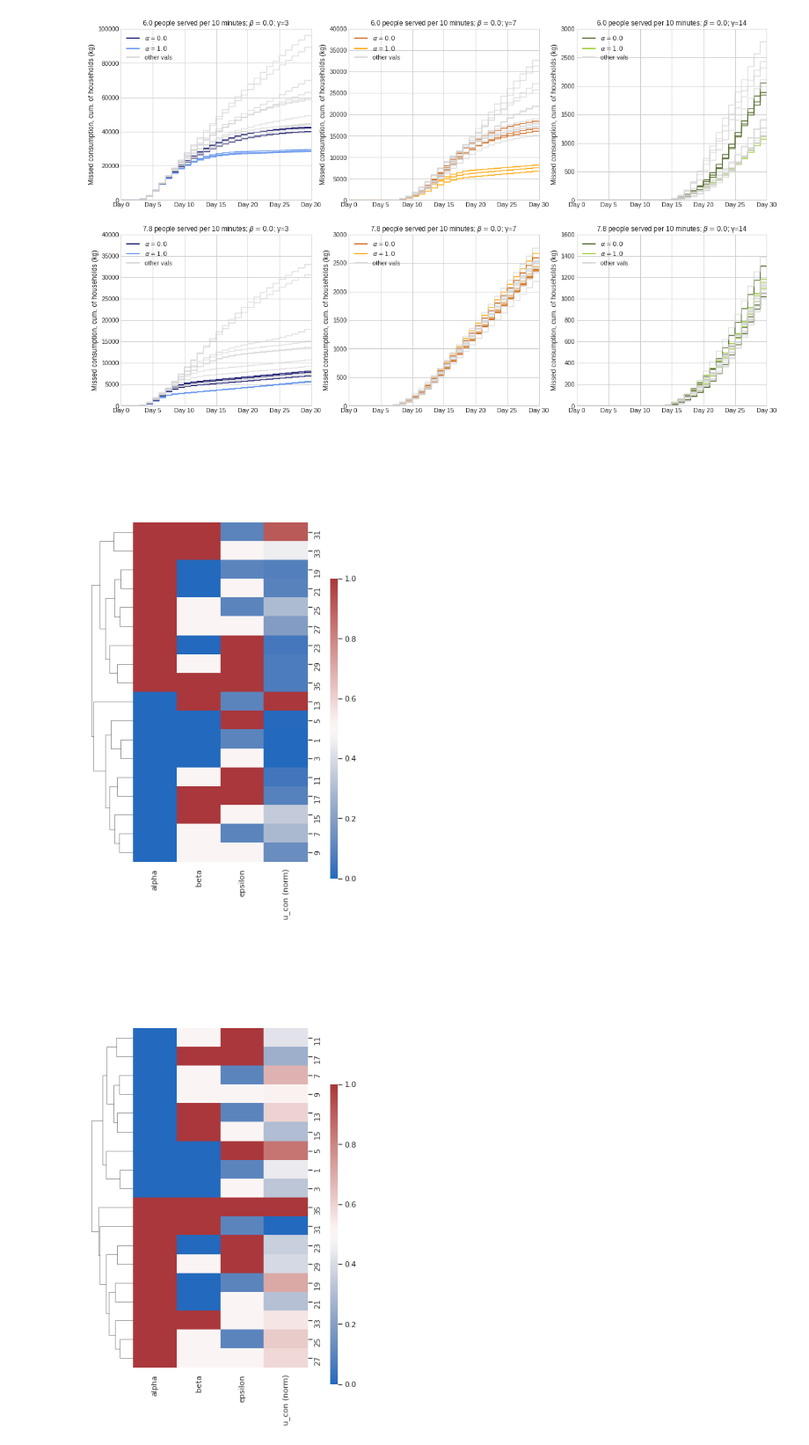
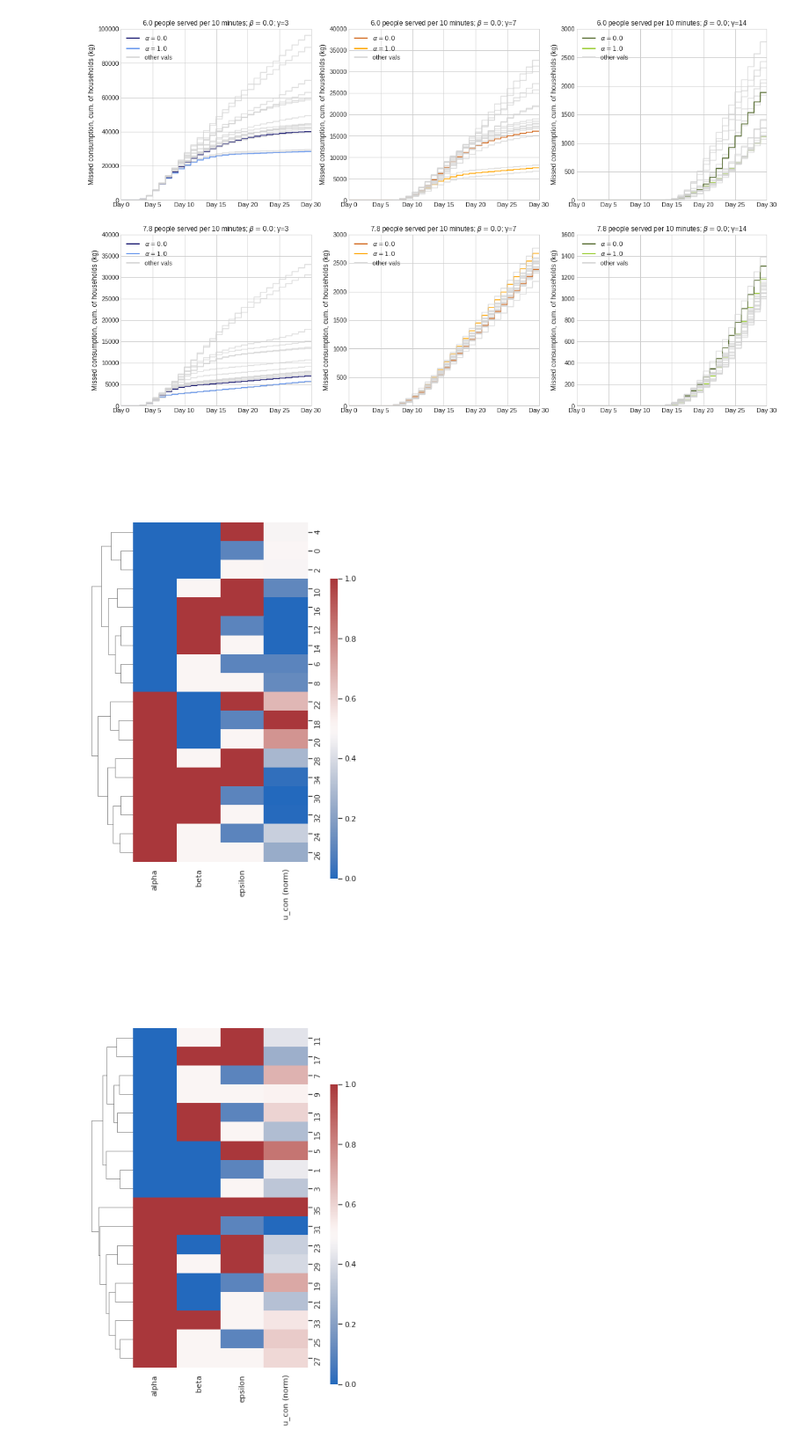
Before and after one commit to daanieo/FATM_ABM, a Jupyter notebook: results/sampling_base/Interpretation_sampling_base.ipynb, the cells around one changed output. Shown at 88% size. Drawn from its saved outputs; the diff is of its cells as text; code cells hidden in the pictures.

```diff
--- a/results/sampling_base/Interpretation_sampling_base.ipynb
+++ b/results/sampling_base/Interpretation_sampling_base.ipynb
@@ -95,0 +96,22 @@ for a in ax:
+# %%
+# Clustermap of gamma = 3, normalised last value (change index of d to get other values for gamma)
+uc_endvals_dict = {}
+uc_endvals_dict["u_con (norm)"] = list()
+filtered_input_vars = input_vars[input_vars.gamma==7].reset_index()#.iloc[ d[0] ].reset_index()
+
+for j in filtered_input_vars['index']:
+    uc_endvals_dict["u_con (norm)"].append(data.o1[data.o0==j].iloc[-1])
+uc_endvals_df = pd.DataFrame(uc_endvals_dict)
+
+filtered_input_vars = pd.concat([filtered_input_vars,uc_endvals_df],axis=1)
+filtered_input_vars=filtered_input_vars[filtered_input_vars.parallel_served_full==7.8]
+
+# filtered_input_vars["gamma"] = normalise(filtered_input_vars["gamma"])
+
+filtered_input_vars["u_con (norm)"] = normalise(filtered_input_vars["u_con (norm)"])
+# filtered_input_vars["parallel_served_full"] = normalise(filtered_input_vars["parallel_served_full"])
+# filtered_input_vars["beta"] = np.abs(filtered_input_vars["beta"]-1)
+
+sns.set(font_scale=1.0)
+fig = sns.clustermap(filtered_input_vars.iloc[:,[7,8,10,13]],cbar_pos=(1.0, .1, .03, .6),figsize=(5,10),col_cluster=False,cmap='vlag')
+# fig.savefig("/home/daan/Desktop/clustermap_unsatisfiedconsumption.png")
@@ -197,9 +221,9 @@ for i in d:
 
 
     for j in d[i]:
-        if (input_vars.beta[j] ==0.0 and input_vars.alpha[j]==1.0):# or (input_vars.epsilon[j] == 0.5 and input_vars.beta[j]==0.5) :
+        if (input_vars.beta[j] ==0.0 and input_vars.alpha[j]==1.0 and input_vars.epsilon[j]==0.1):# or (input_vars.epsilon[j] == 0.5 and input_vars.beta[j]==0.5) :
             ax[combinations[input_vars.parallel_served_full[j]],i].plot( x, data.o1[data.o0==j],color=colors[i][0])
-        elif(input_vars.alpha[j]==0.0 and input_vars.beta[j] == 0.0):
+        elif(input_vars.alpha[j]==0.0 and input_vars.beta[j] == 0.0 and input_vars.epsilon[j]==0.1):
             ax[combinations[input_vars.parallel_served_full[j]],i].plot( x, data.o1[data.o0==j],color=colors[i][1])
         else:
             ax[combinations[input_vars.parallel_served_full[j]],i].plot( x, data.o1[data.o0==j],color=colors[i][2], alpha=.75)
@@ -245,30 +269,31 @@ for g in range(3):
 
 # plt.savefig("/home/daan/Desktop/unsatisfied_consumption.png")
 # %% [output]
-[figure, old version]
+[figure, new version]
 # %%
 # Clustermap of gamma = 3, normalised last value (change index of d to get other values for gamma)
 uc_endvals_dict = {}
 uc_endvals_dict["u_con (norm)"] = list()
-for j in d[0]:
+filtered_input_vars = input_vars[input_vars.gamma==3].reset_index()#.iloc[ d[0] ].reset_index()
+
+for j in filtered_input_vars.index:
     uc_endvals_dict["u_con (norm)"].append(data.o1[data.o0==j].iloc[-1])
 uc_endvals_df = pd.DataFrame(uc_endvals_dict)
 
-filtered_input_vars = input_vars.iloc[ d[0] ].reset_index()
 filtered_input_vars = pd.concat([filtered_input_vars,uc_endvals_df],axis=1)
-filtered_input_vars=filtered_input_vars[filtered_input_vars.parallel_served_full==7.8]
+filtered_input_vars=filtered_input_vars[filtered_input_vars.parallel_served_full==6.0]
 
-# # filtered_input_vars = filtered_input_vars.drop(columns=["gamma"])# = 0#filtered_input_vars["gamma"]/30
+# filtered_input_vars["gamma"] = normalise(filtered_input_vars["gamma"])
 
 filtered_input_vars["u_con (norm)"] = normalise(filtered_input_vars["u_con (norm)"])
 # filtered_input_vars["parallel_served_full"] = normalise(filtered_input_vars["parallel_served_full"])
 # filtered_input_vars["beta"] = np.abs(filtered_input_vars["beta"]-1)
 
 sns.set(font_scale=1.0)
 fig = sns.clustermap(filtered_input_vars.iloc[:,[7,8,10,13]],cbar_pos=(1.0, .1, .03, .6),figsize=(5,10),col_cluster=False,cmap='vlag')
 # fig.savefig("/home/daan/Desktop/clustermap_unsatisfiedconsumption.png")
 # %% [output]
-[figure, old version]
+[figure, new version]
 # %%
 # Clustermap of gamma = 3, normalised last value (change index of d to get other values for gamma)
 uc_endvals_dict = {}
```
Also changed, not shown: parts of 12 cells of this notebook, 2 other files.
